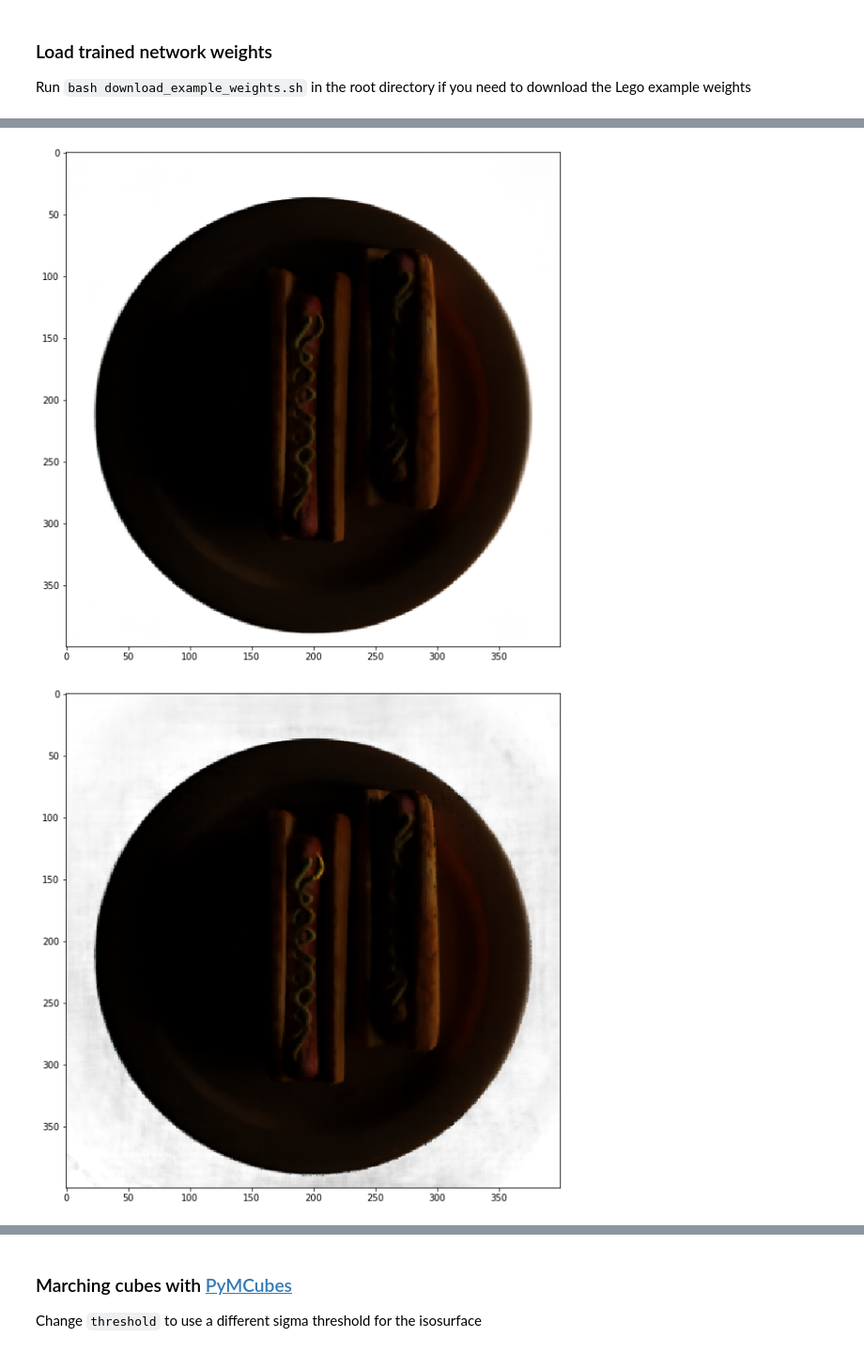
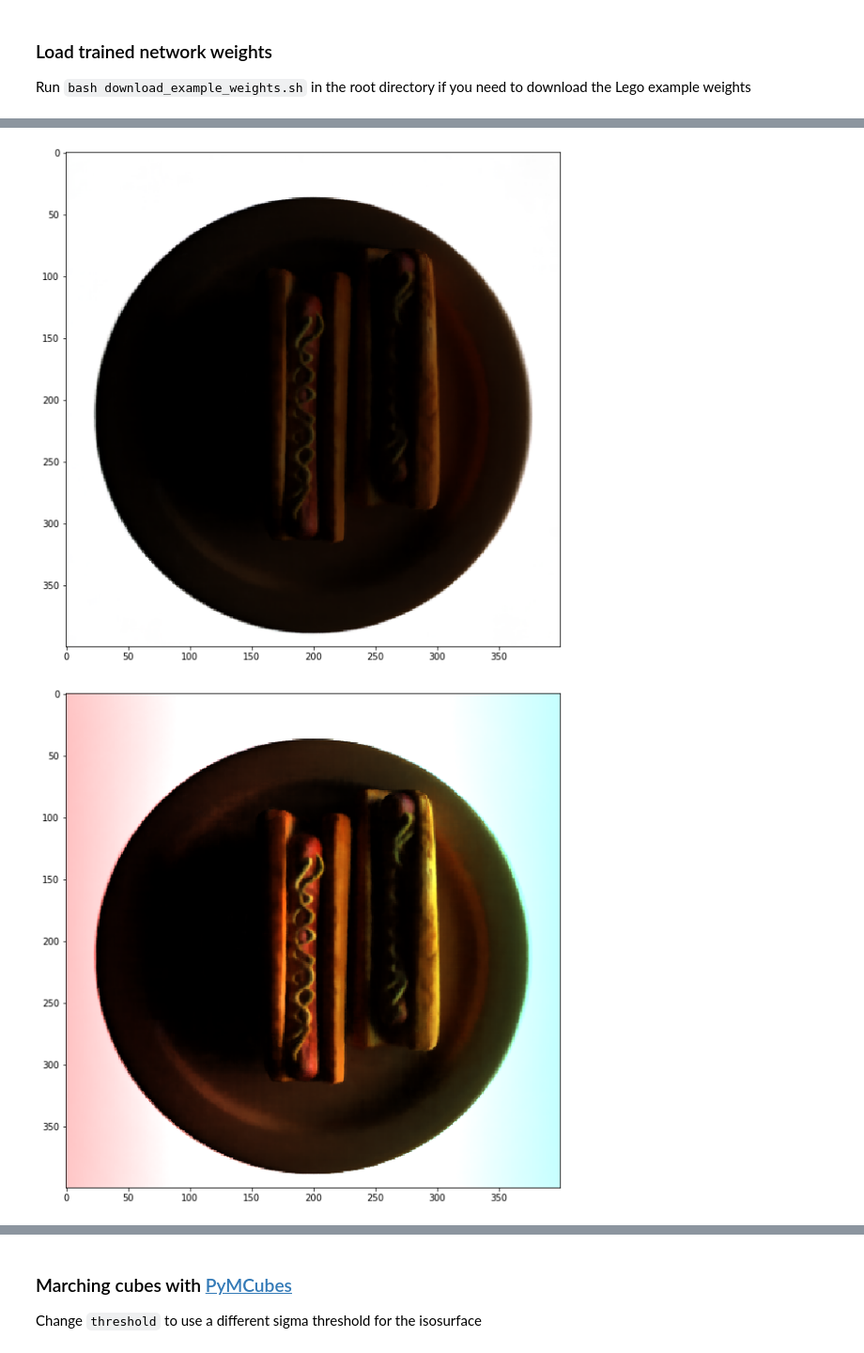
Before and after one commit to jingyangcarl/nerf, a Jupyter notebook: exchange.ipynb, the cells around one changed output, grey strips where cells are left out. Shown at 94% size. Drawn from its saved outputs; the diff is of its cells as text; code cells hidden in the pictures.

Commit message:
add explicit test for comparison

```diff
--- a/exchange.ipynb
+++ b/exchange.ipynb
@@ -96,6 +99,6 @@ tf.Tensor(
 # %%
 basedir_ = './logs'
-expname_ = 'hotdog_area_back_test'
+expname_ = 'hotdog_area_right_test'
 
 config_ = os.path.join(basedir_, expname_, 'config.txt')
 print('Args:')
@@ -178,31 +181,33 @@ for key in render_kwargs_test_:
         'use_viewdirs': True,
         'ndc': True,
         'near': True,
         'far': True
     }
     if filter.get(key): continue
     temp[key+'_'] = render_kwargs_test_[key]
 #render_kwargs_test_ = temp # rename variables in render_kwargs_test_
 print(render_kwargs_test)
 print(temp)
 
 down_ = 2
 
 result = run_nerf.render(H_//down_, W_//down_, focal_/down_, c2w=c2w_, **render_kwargs_test)
 result_ = run_nerf.render(H_//down_, W_//down_, focal_/down_, c2w=c2w_, **temp)
 
 result = np.clip(result[0],0,1)
 result_ = np.clip(result_[0],0,1)
 
 
 plt.figure(figsize=(10,10))
 plt.imshow(result)
 plt.show()
 plt.figure(figsize=(10,10))
 plt.imshow(result_)
 plt.show()
+
+imageio.imwrite('./relight1.jpg', result_)
 # %% [output]
 {'network_query_fn': <function create_nerf.<locals>.network_query_fn at 0x...>, 'perturb': False, 'N_importance': 64, 'network_fine': <tensorflow.python.keras.engine.training.Model object at 0x...>, ' ...
 {'network_query_fn': <function create_nerf.<locals>.network_query_fn at 0x...>, 'perturb': False, 'N_importance': 64, 'network_fine': <tensorflow.python.keras.engine.training.Model object at 0x...>, ' ...
 [figure]
-[figure, old version]
+[figure, new version]
```
Also changed, not shown: parts of 4 cells of this notebook, 7 other files.
